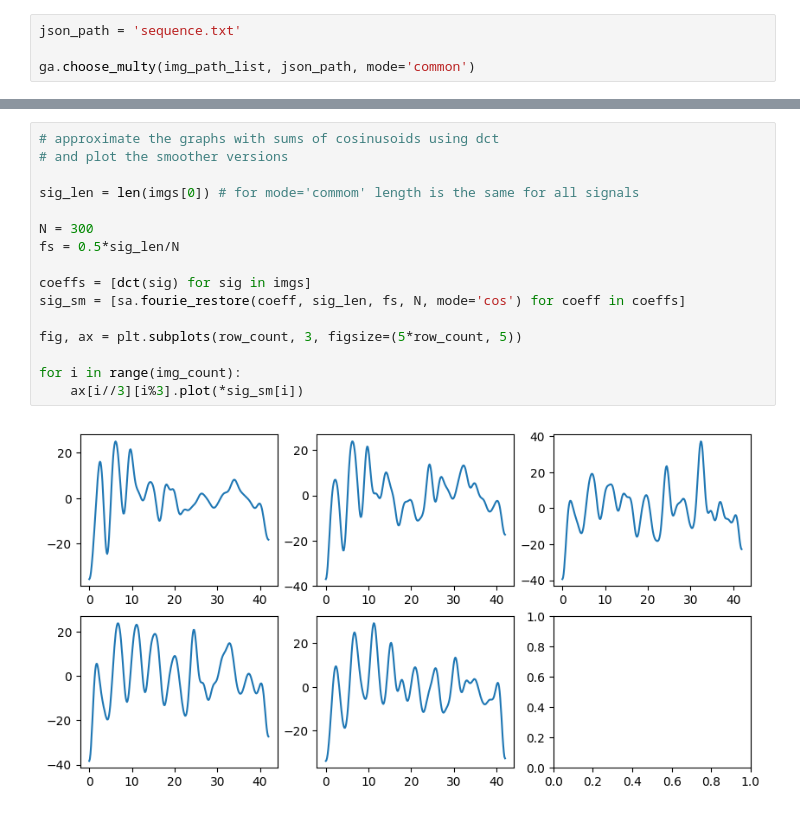
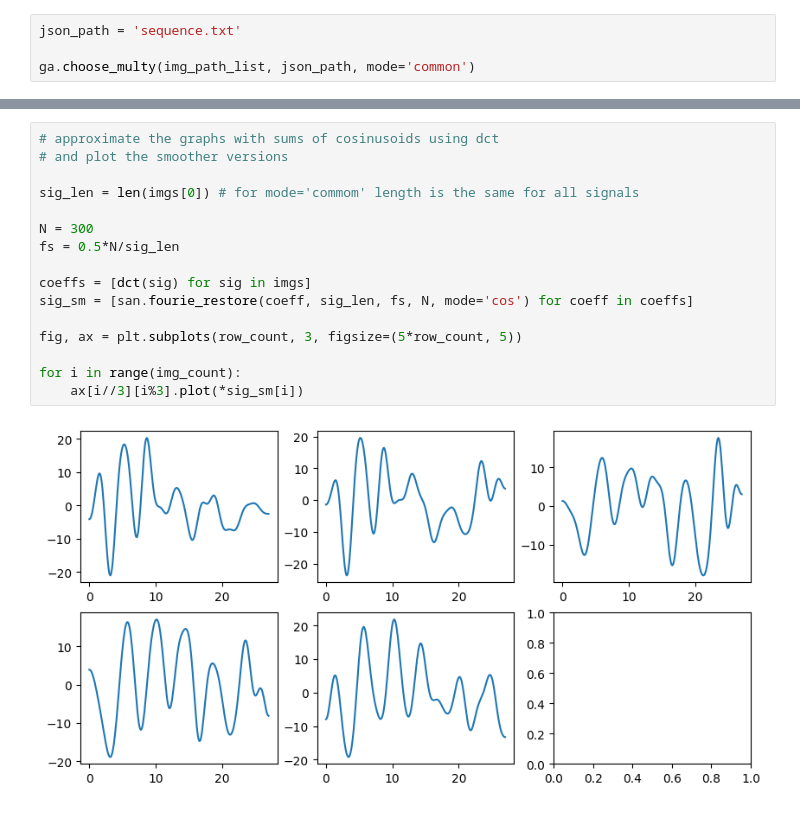
Before and after one commit to annamogo/DiplomaLISF, a Jupyter notebook: sequence_image_anal.ipynb, the cells around one changed output, grey strips where cells are left out. Saved outputs shown, nothing was run; the diff lists cells and outputs as text.

```diff
--- a/sequence_image_anal.ipynb
+++ b/sequence_image_anal.ipynb
@@ -46,18 +49,18 @@ for i in range(img_count):
 # %%
 # approximate the graphs with sums of cosinusoids using dct
 # and plot the smoother versions
 
 sig_len = len(imgs[0]) # for mode='commom' length is the same for all signals
 
 N = 300
-fs = 0.5*sig_len/N
+fs = 0.5*N/sig_len
 
 coeffs = [dct(sig) for sig in imgs]
-sig_sm = [sa.fourie_restore(coeff, sig_len, fs, N, mode='cos') for coeff in coeffs]
+sig_sm = [san.fourie_restore(coeff, sig_len, fs, N, mode='cos') for coeff in coeffs]
 
 fig, ax = plt.subplots(row_count, 3, figsize=(5*row_count, 5))
 
 for i in range(img_count):
     ax[i//3][i%3].plot(*sig_sm[i])
 # %% [output]
-[figure, old version]
+[figure, new version]
```
Also changed, not shown: parts of 4 cells of this notebook, 2 other files.
